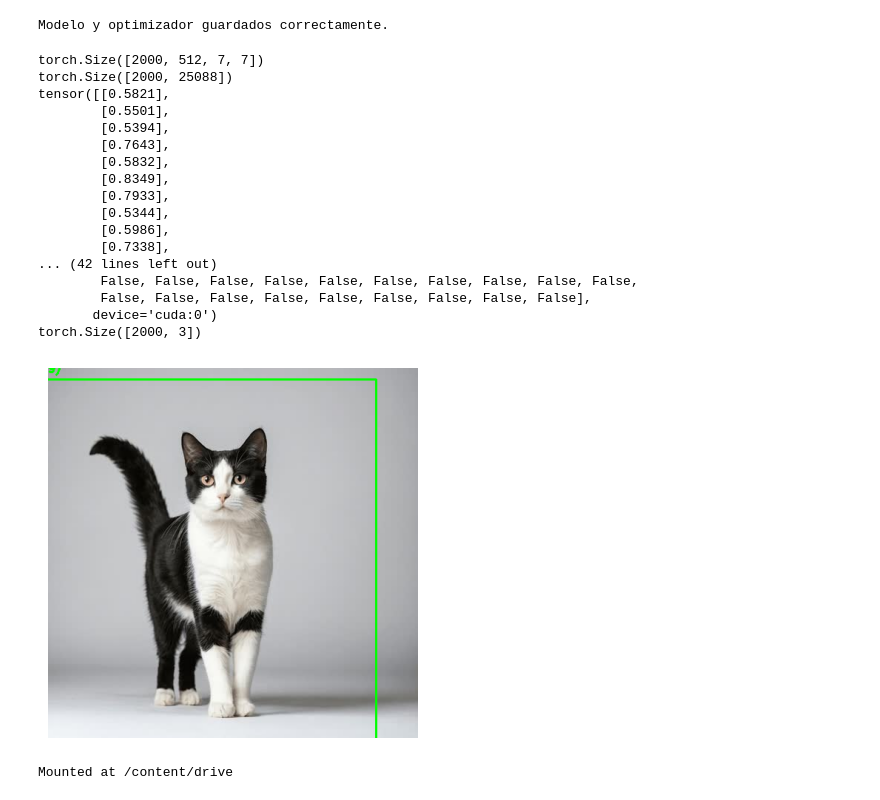
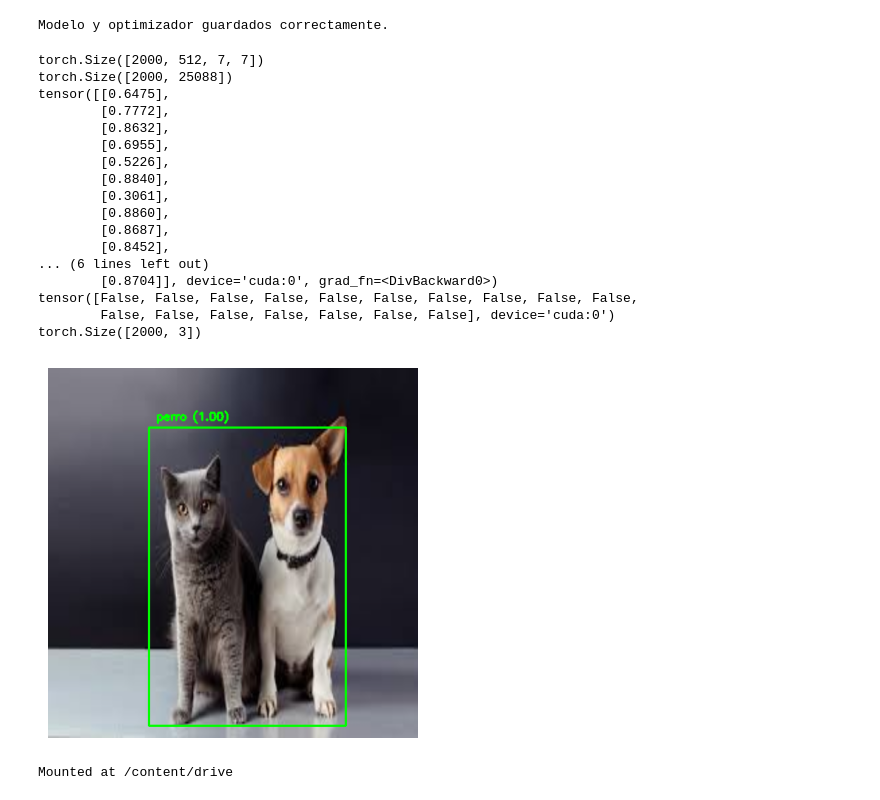
Before and after one commit to JuniorHZ19/CNN-PARA-DETECION-DE-OBJETOS, a Jupyter notebook: FAST R-CNN.ipynb, the cells around one changed output. Drawn from its saved outputs; the diff is of its cells as text; code cells hidden in the pictures.

```diff
--- a/FAST R-CNN.ipynb
+++ b/FAST R-CNN.ipynb
@@ -567,7 +567,7 @@ import torch.nn.functional as F
 
 import matplotlib.pyplot as plt
 
-image = cv2.imread("/content/imagenes/5.jpg")
+image = cv2.imread("/content/0008.jpg")
 
 image =cv2.resize(image,(500,500))
 
@@ -605,48 +605,48 @@ deltas_filtered = bbox_deltas[selected_indices].to(device)
 pred_bbox_reales = reverse_translation(boxes_filtered , deltas_filtered)
 
 pred_bbox_reales=pred_bbox_reales.to(device)
 
 pred_bbox_reales=pred_bbox_reales
 
 
 boxes_selected, scores_selected=non_maximum_suppression(pred_bbox_reales, scores_filtered, iou_threshold=0.3, prob_threshold=0.8)
 
 
 boxes_selected_np = boxes_selected.detach().cpu().numpy()
 scores_selected_np = scores_selected.detach().cpu().numpy()
 
 
 print(probs.shape)
 
 clases=['gato','perro']
 for pred_bbox,score in zip(boxes_selected,scores_selected):
   cv2.rectangle(image, (int(pred_bbox[0]), int(pred_bbox[1])), (int(pred_bbox[2]), int(pred_bbox[3])), (0, 255, 0), 2)
   cv2.putText(image, f'{clases[torch.argmax(score)-1]} ({torch.max(score):.2f})', (int(pred_bbox[0])+10,int(pred_bbox[1])-10), cv2.FONT_HERSHEY_SIMPLEX,0.5, (0, 255, 0), 2)
 
 
 
 plt.imshow(cv2.cvtColor(image, cv2.COLOR_BGR2RGB))
 plt.axis('off')  # Desactivar los ejes para mostrar solo la imagen
 plt.show()
 # %% [output]
 torch.Size([2000, 512, 7, 7])
 torch.Size([2000, 25088])
-tensor([[0.5821],
-        [0.5501],
-        [0.5394],
-        [0.7643],
-        [0.5832],
-        [0.8349],
-        [0.7933],
-        [0.5344],
-        [0.5986],
-        [0.7338],
-... (42 lines left out)
-        False, False, False, False, False, False, False, False, False, False,
-        False, False, False, False, False, False, False, False, False],
-       device='cuda:0')
+tensor([[0.6475],
+        [0.7772],
+        [0.8632],
+        [0.6955],
+        [0.5226],
+        [0.8840],
+        [0.3061],
+        [0.8860],
+        [0.8687],
+        [0.8452],
+... (6 lines left out)
+        [0.8704]], device='cuda:0', grad_fn=<DivBackward0>)
+tensor([False, False, False, False, False, False, False, False, False, False,
+        False, False, False, False, False, False, False], device='cuda:0')
 torch.Size([2000, 3])
-[figure, old version]
+[figure, new version]
 # %%
 from google.colab import drive
 drive.mount('/content/drive')
```
